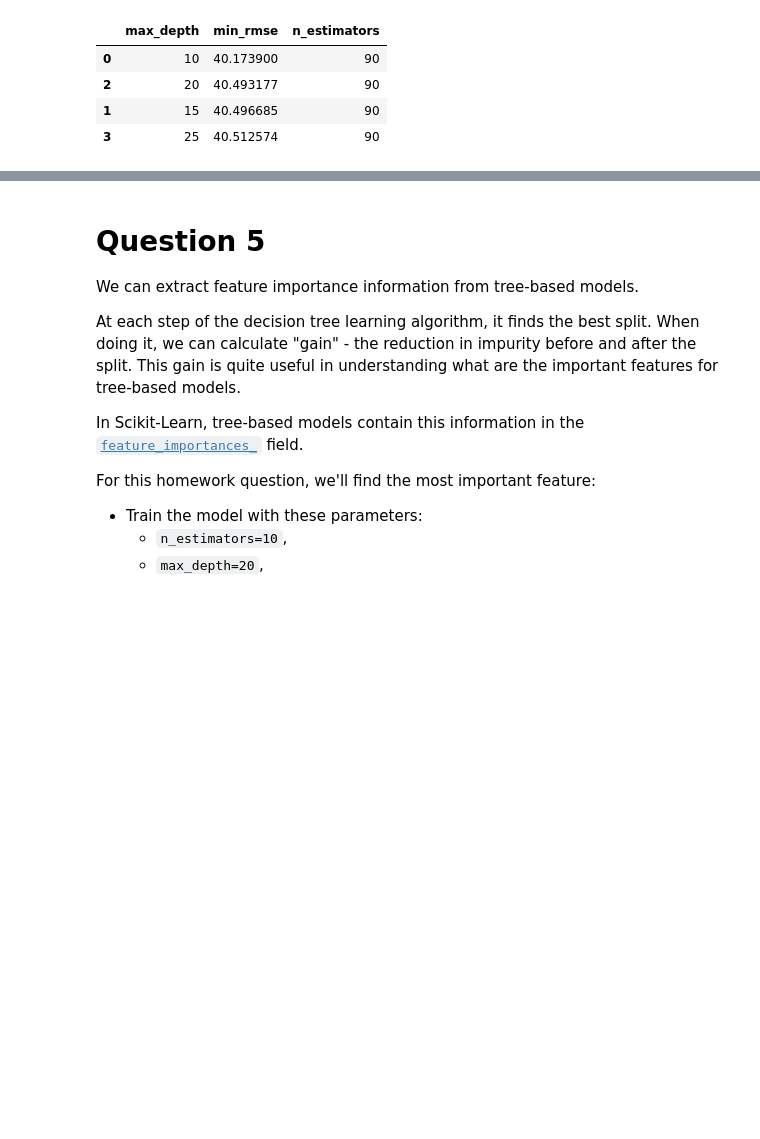
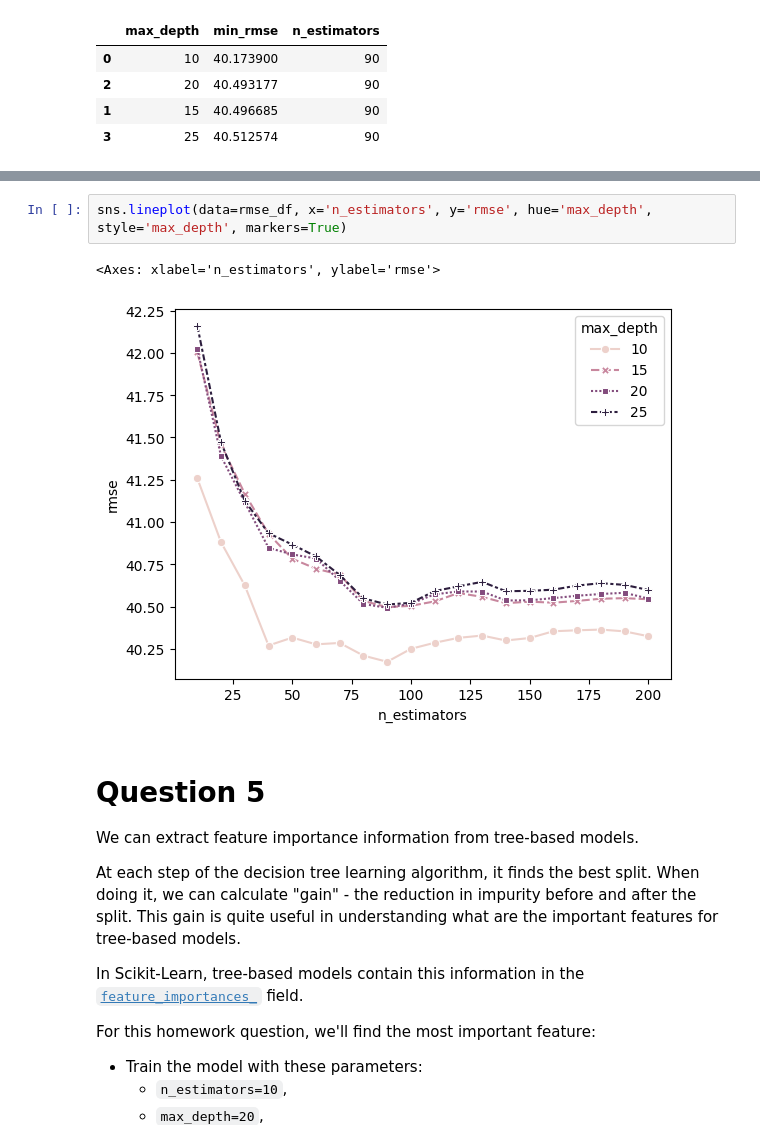
Before and after one commit to VolodymyrBil/project1_yanqing-song, a Jupyter notebook: 06-trees.ipynb, the cells around one changed output, grey strips where cells are left out. Drawn from its saved outputs; the diff is of its cells as text; blank space fills up the shorter version.

```diff
--- a/06-trees.ipynb
+++ b/06-trees.ipynb
@@ -281,3 +373,8 @@ rmse_df.groupby('max_depth', as_index=False).agg(mean_rmse=pd.NamedAgg('rmse', '
+# %%
+sns.lineplot(data=rmse_df, x='n_estimators', y='rmse', hue='max_depth', style='max_depth', markers=True)
+# %% [output]
+<Axes: xlabel='n_estimators', ylabel='rmse'>
+[figure, added]
 # %% [markdown]
 # Question 5
 
```
Also changed, not shown: parts of 16 cells of this notebook.
